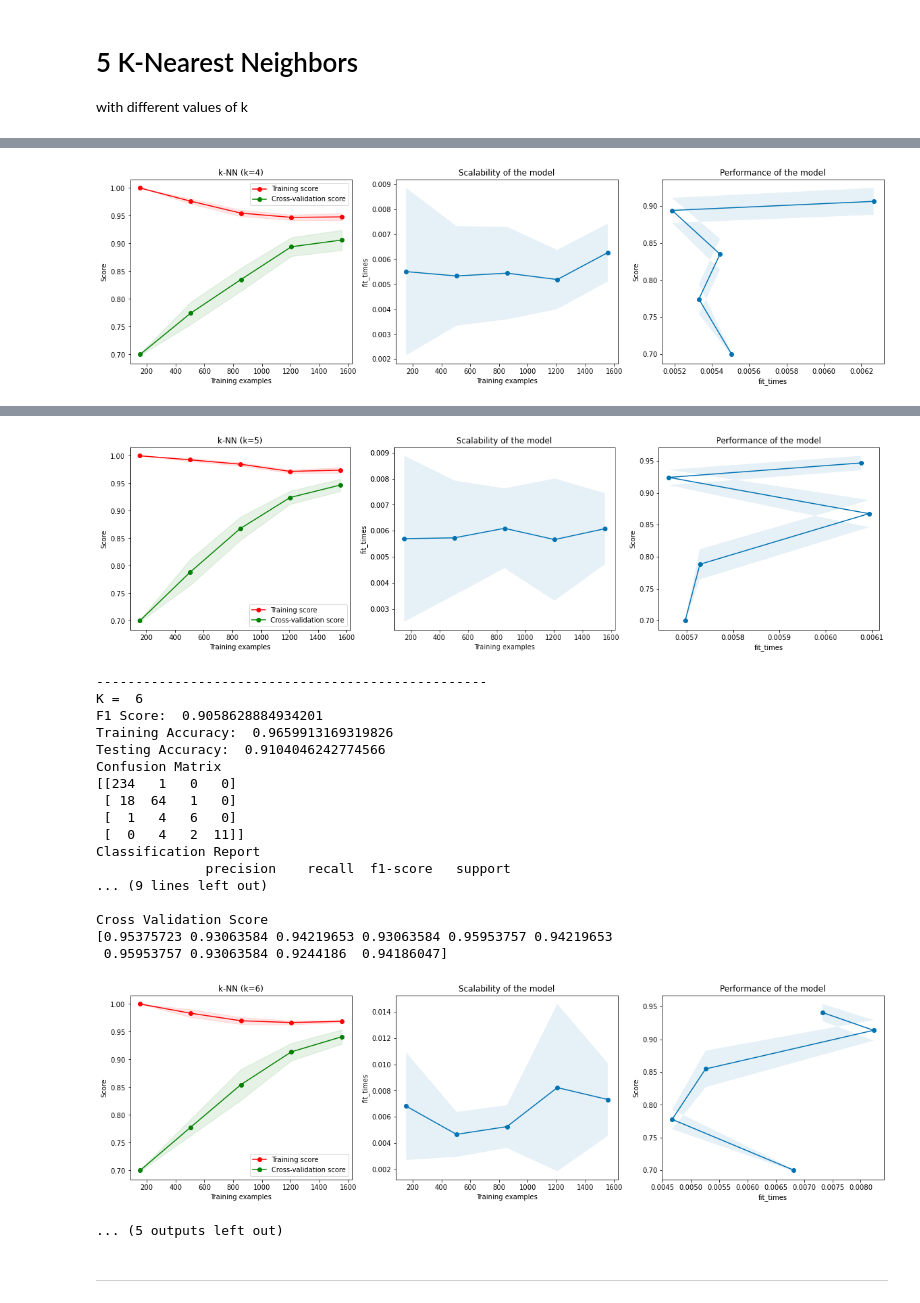
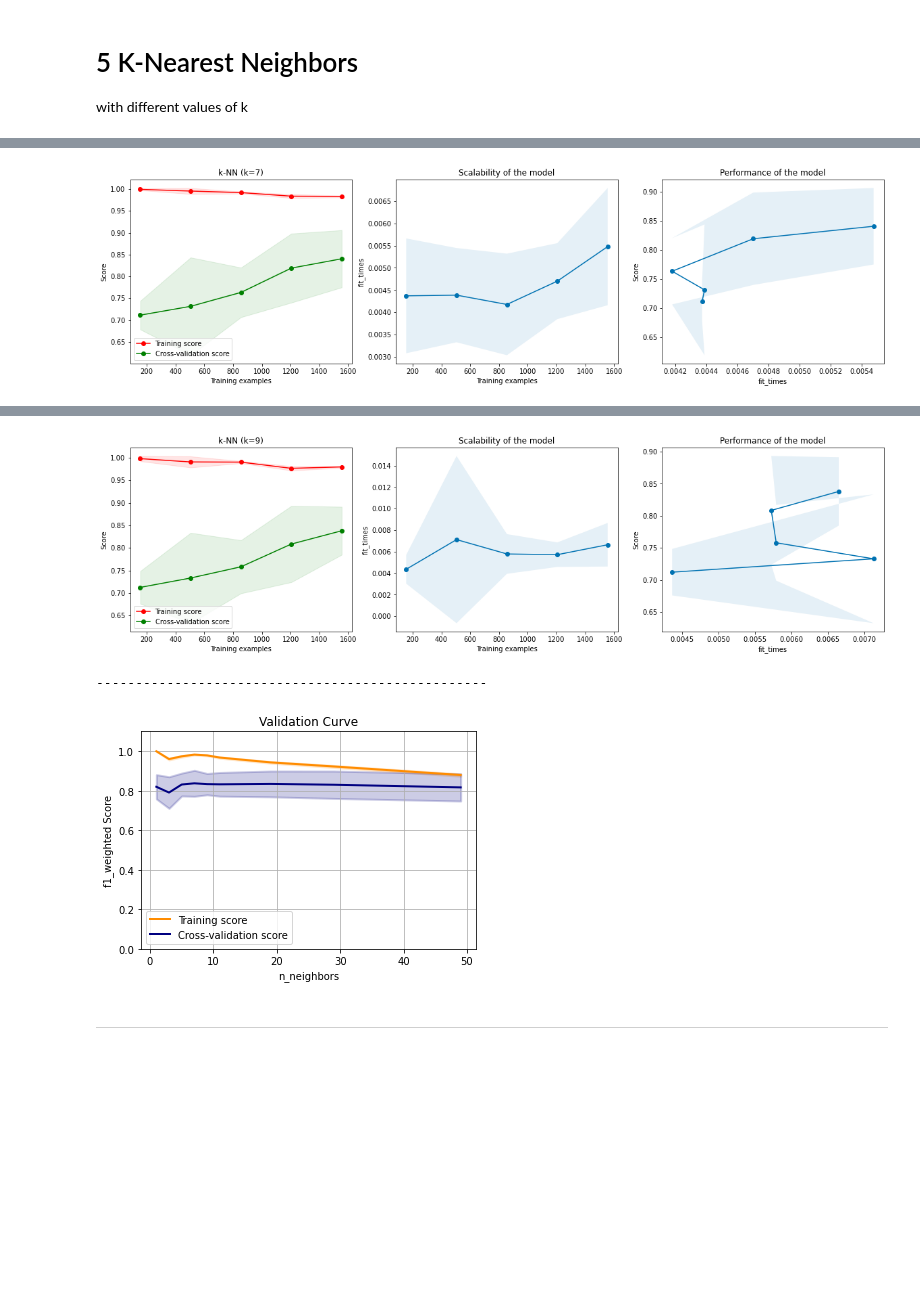
Before and after one commit to fonylew/machine-learning, a Jupyter notebook: supervised_learning/mental_health_survey.ipynb, the cells around one changed output, grey strips where cells are left out. Drawn from its saved outputs; the diff is of its cells as text; code cells hidden in the pictures; blank space fills up the shorter version.

```diff
--- a/supervised_learning/mental_health_survey.ipynb
+++ b/supervised_learning/mental_health_survey.ipynb
@@ -182,0 +251,4 @@ plt.savefig('car_plots/count_class.png')
+# %%
+male_str = ["male", "m", "male-ish", "maile", "mal", "male (cis)", "make", "male ", "man","msle", "mail", "malr","cis man", "Cis Male", "cis male"]
+trans_str = ["trans-female", "something kinda male?", "queer/she/they", "non-binary","nah", "all", "enby", "fluid", "genderqueer", "androgyne", "agender", "male leaning androgynous", "guy (-ish) ^_^", "trans woman", "neuter", "female (trans)", "queer", "ostensibly male, unsure what that really means"]
+female_str = ["cis female", "f", "female", "woman",  "femake", "female ","cis-female/femme", "female (cis)", "femail"]
@@ -183,3 +284,6 @@ plt.savefig('car_plots/count_class.png')
+# %%
+# Add column age_range
+data['age_range'] = pd.cut(data['Age'], [0,20,30,65,100], labels=["0-20", "21-30", "31-65", "66-100"], include_lowest=True)
 # %%
 ct = pd.crosstab(data['buying'], data['class'])
 print(ct)
@@ -344,7 +448,7 @@ from sklearn import tree
 f1 = []
 train_acc = []
 test_acc = []
-params = [1, 2, 3, 4, 5, 6, 7, 8, 9, 10]
+params = [1, 2, 3, 4, 5, 6, 7, 8, 9, 10, 11, 12]
 for k in params:
     print("max_depth = ", k)
     clf = DecisionTreeClassifier(max_depth = k)
@@ -352,7 +456,7 @@ for k in params:
 
     # See the tree
     tree.plot_tree(fit_tree)
-    plt.savefig(f'car_plots/learning_curve_{task}_tree_{k}.png')
+    plt.savefig(f'mental_plots/learning_curve_{task}_tree_{k}.png')
 
     y_pred = clf.predict(x_test)
     result[task][k] = {
@@ -378,9 +482,16 @@ for k in params:
     train_acc.append(result[task][k]["training_acc"])
     test_acc.append(result[task][k]["testing_acc"])
 
+    # Learning Curve
     plot_learning_curve(clf, f"{task} (max_depth={k})", x, y, axes=None, cv=10, n_jobs=4)
+    plt.savefig(f'mental_plots/learning_curve_{task}_{k}.png')
     plt.show()
-    plt.savefig(f'car_plots/learning_curve_{task}_{k}.png')
 
     print("--------------------------------------------------")
+
+# Validation Curve
+new_params += [12, 20, 30, 50]
+plot_validation_curve(DecisionTreeClassifier(), f"{task}: max_depth", x, y, "max_depth", new_params, scoring="f1_weighted", axes=None, cv=10, n_jobs=4)
+plt.savefig(f'mental_plots/validation_curve_{task}.png')
+plt.show()
 # %% [output]
@@ -877,7 +1015,7 @@ result[task][k] = {
         "best_parameters": clf_grid.best_params_,
         "best_estimators": clf_grid.best_estimator_
     }
-k = clf_grid.best_params_
+k = 'rbf_best_params'
 
 print("F1 Score: ", result[task][k]["f1"])
 print("Training Accuracy: ", result[task][k]["training_acc"])
@@ -888,6 +1026,7 @@ print("Classification Report")
 print(result[task][k]["classification_report"])
 print("Cross Validation Score")
 print(result[task][k]["cross_validation_score"])
+print("Best Params : ", result[task][k]["best_parameters"])
 
 # Add to lists
 f1.append(result[task][k]["f1"])
@@ -895,8 +1034,15 @@ train_acc.append(result[task][k]["training_acc"])
 test_acc.append(result[task][k]["testing_acc"])
 
 plot_learning_curve(clf, f"{task} (Kernel={k})", x, y, axes=None, cv=10, n_jobs=4)
-plt.savefig(f'car_plots/learning_curve_{task}_{k}.png')
+plt.savefig(f'mental_plots/learning_curve_{task}_{k}.png')
 plt.show()
+
+# Validation Curve
+param_range = np.logspace(-6, 2, 8)
+plot_validation_curve(svm.SVC(kernel='rbf'),
+                      f"{task}: RBF - gamma, max_iter", x, y, "gamma", param_range, scoring="f1_weighted", axes=None, cv=10, n_jobs=4)
+plt.savefig(f'mental_plots/validation_curve_{task}.png')
+plt.show()
 # %% [output]
 Fitting 10 folds for each of 24 candidates, totalling 240 fits
 [Parallel(n_jobs=1)]: Using backend SequentialBackend with 1 concurrent workers.
@@ -965,8 +1111,14 @@ for k in params:
     test_acc.append(result[task][k]["testing_acc"])
 
     plot_learning_curve(clf, f"{task} (k={k})", x, y, axes=None, cv=10, n_jobs=4)
-    plt.savefig(f'car_plots/learning_curve_{task}_{k}.png')
+    plt.savefig(f'mental_plots/learning_curve_{task}_{k}.png')
     plt.show()
     print("--------------------------------------------------")
+
+# Validation Curve
+new_params = params + [11, 19, 29, 49]
+plot_validation_curve(KNeighborsClassifier(), f"{task}: n_neighbors", x, y, "n_neighbors", new_params, scoring="f1_weighted", axes=None, cv=10, n_jobs=4)
+plt.savefig(f'mental_plots/validation_curve_{task}.png')
+plt.show()
 # %% [output]
 K =  1
@@ -1043,2 +1195,2 @@ Cross Validation Score
-[figure, old version]
+[figure, new version]
 --------------------------------------------------
@@ -1061,23 +1213,6 @@ Cross Validation Score
-[figure, old version]
+[figure, new version]
 --------------------------------------------------
-K =  6
-F1 Score:  0.9058628884934201
-Training Accuracy:  0.9659913169319826
-Testing Accuracy:  0.9104046242774566
-Confusion Matrix
-[[234   1   0   0]
- [ 18  64   1   0]
- [  1   4   6   0]
- [  0   4   2  11]]
-Classification Report
-              precision    recall  f1-score   support
-... (9 lines left out)
-
-Cross Validation Score
-[0.95375723 0.93063584 0.94219653 0.93063584 0.95953757 0.94219653
- 0.95953757 0.93063584 0.9244186  0.94186047]
-[figure, old version]
+[figure, new version]
-... (5 outputs left out)
 # %% [markdown]
 --------------------------------------------------
 # %%
```
Also changed, not shown: parts of 34 cells of this notebook, 34 other files.
